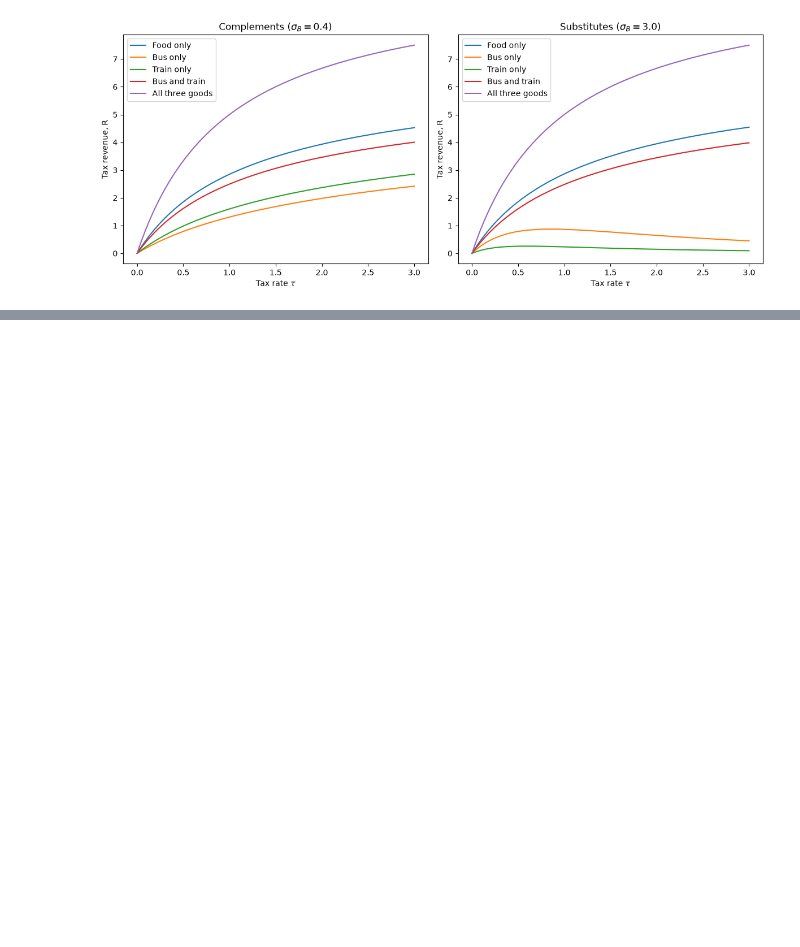
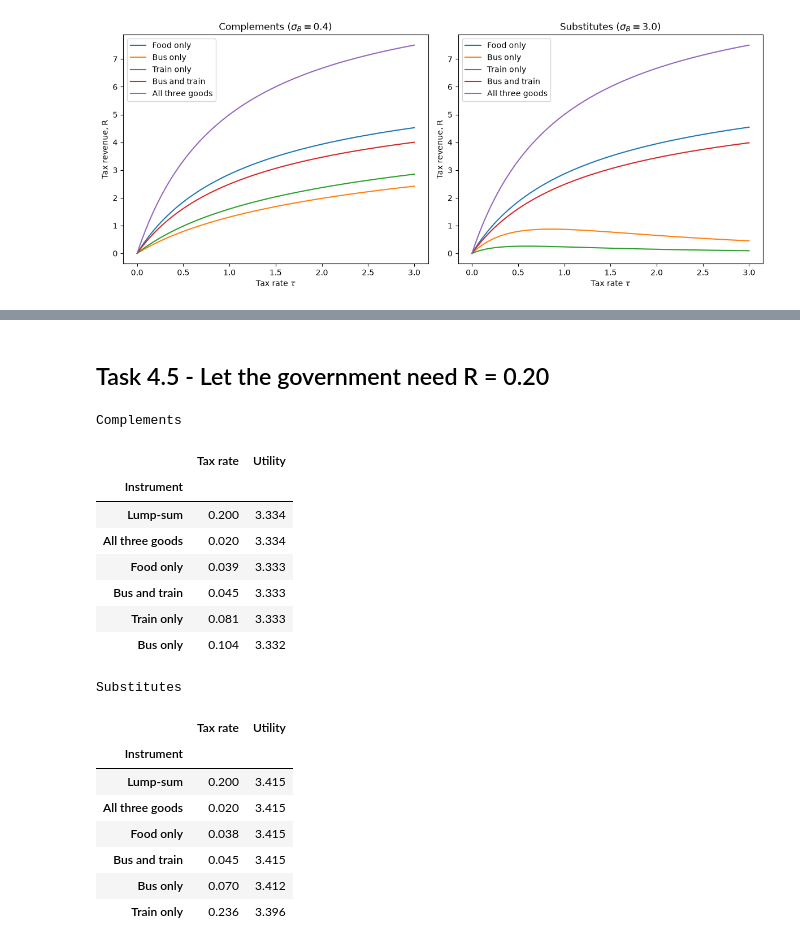
Before and after one commit to Ozzy69-prog/Ozzy-ProgEcon, a Jupyter notebook: ModelProject/ModelProject.ipynb, the cells around one changed output, grey strips where cells are left out. Drawn from its saved outputs; the diff is of its cells as text; code cells hidden in the pictures; blank space fills up the shorter version.

```diff
--- a/ModelProject/ModelProject.ipynb
+++ b/ModelProject/ModelProject.ipynb
@@ -47,0 +137,52 @@ plt.show()
+# %% [markdown]
+## Task 4.5 - Let the government need R = 0.20
+# %%
+R_target = 0.20
+
+for calib_name, model in models.items():
+    rows = []
+    for label, goods in instruments.items():
+        # use the revenue-maximizing rate as the upper end of the bracket,
+        # so we always search the rising (least distortionary) branch
+        tau_peak,R_peak = model.max_revenue(goods=goods, tau_max=5.0, N=2001)
+        tau_star = model.find_tax_rate(R_target, goods=goods, bracket=(1e-10,tau_peak))
+        if np.isnan(tau_star):
+            rows.append({'Instrument':label,'Tax rate':np.nan,'Utility':np.nan})
+        else:
+            R_check,u = model.revenue_and_utility(tau_star, goods=goods)
+            rows.append({'Instrument':label,'Tax rate':tau_star,'Utility':u})
+
+    # lump-sum: R = T always, no root-finder needed
+    T = R_target
+    R_ls,u_ls = model.revenue_and_utility_lump_sum(T)
+    rows.append({'Instrument':'Lump-sum','Tax rate':T,'Utility':u_ls})
+
+    df = pd.DataFrame(rows).set_index('Instrument').sort_values('Utility',ascending=False)
+    print(calib_name)
+    display(
+        df.style
+            .format('{:.3f}')
+            .set_properties(**{'padding': '4px 40px'})
+            .set_table_styles([
+                {'selector': 'th', 'props': [('text-align', 'center'), ('padding', '4px 40px')]}
+            ])
+    )
+# %% [output]
+Complements
+|  | Tax rate | Utility |
+| Instrument |  |  |
+| Lump-sum | 0.200 | 3.334 |
+| All three goods | 0.020 | 3.334 |
+| Food only | 0.039 | 3.333 |
+| Bus and train | 0.045 | 3.333 |
+| Train only | 0.081 | 3.333 |
+| Bus only | 0.104 | 3.332 |
+Substitutes
+|  | Tax rate | Utility |
+| Instrument |  |  |
+| Lump-sum | 0.200 | 3.415 |
+| All three goods | 0.020 | 3.415 |
+| Food only | 0.038 | 3.415 |
+| Bus and train | 0.045 | 3.415 |
+| Bus only | 0.070 | 3.412 |
+| Train only | 0.236 | 3.396 |
```
Also changed, not shown: parts of 9 cells of this notebook, 2 other files.
